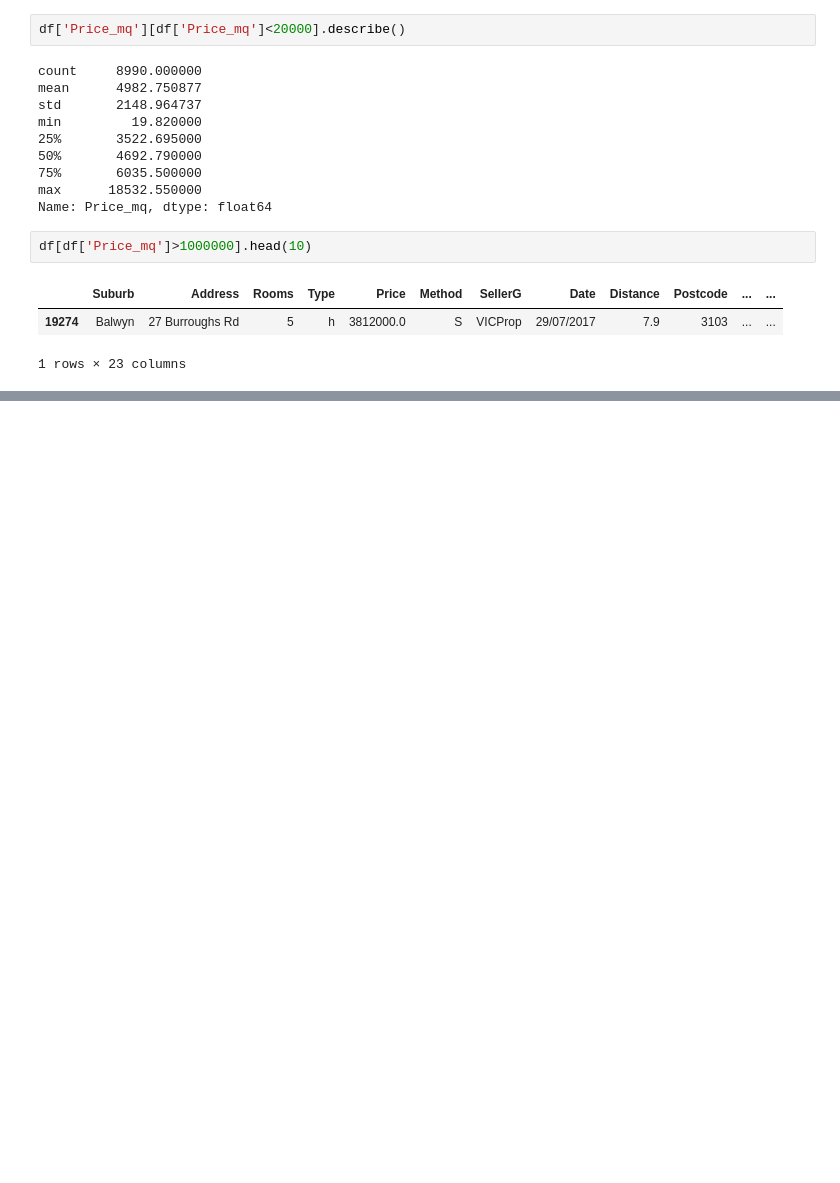
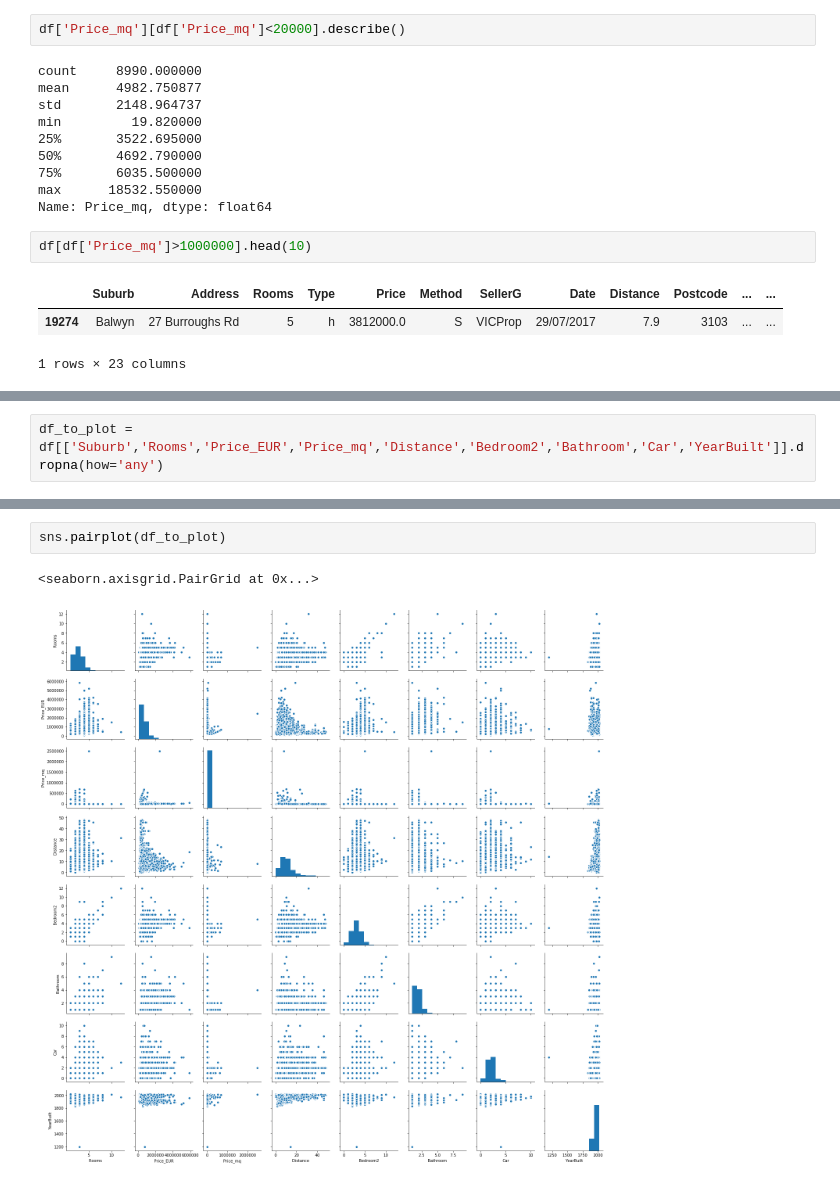
Before and after one commit to DavideSelvaggio/Melbourne-Housing-Market, a Jupyter notebook: Melbourne_housing_data.ipynb, the cells around one changed output, grey strips where cells are left out. Cells and saved outputs as stored; diff of their text form; blank space fills up the shorter version.

```diff
--- a/Melbourne_housing_data.ipynb
+++ b/Melbourne_housing_data.ipynb
@@ -218,0 +271,2 @@ df[df['Price_mq']>1000000].head(10)
+# %%
+df_to_plot = df[['Suburb','Rooms','Price_EUR','Price_mq','Distance','Bedroom2','Bathroom','Car','YearBuilt']].dropna(how='any')
@@ -218,0 +285,5 @@ df[df['Price_mq']>1000000].head(10)
+# %%
+sns.pairplot(df_to_plot)
+# %% [output]
+<seaborn.axisgrid.PairGrid at 0x...>
+[figure, added]
```
Also changed, not shown: parts of 5 cells of this notebook.
